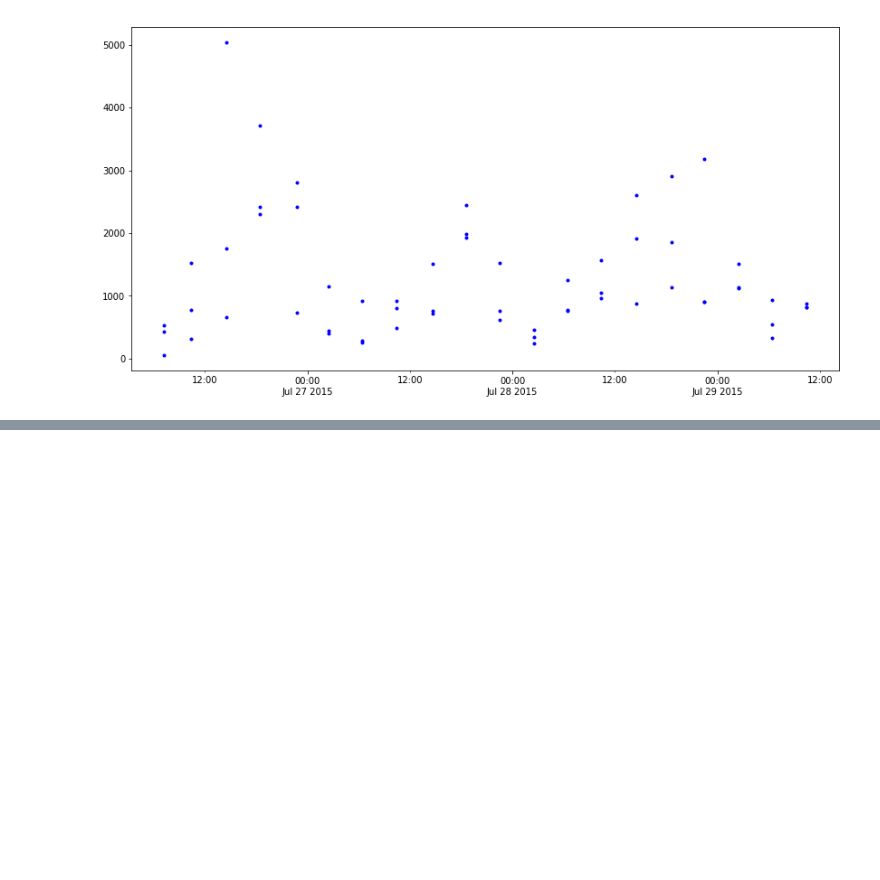
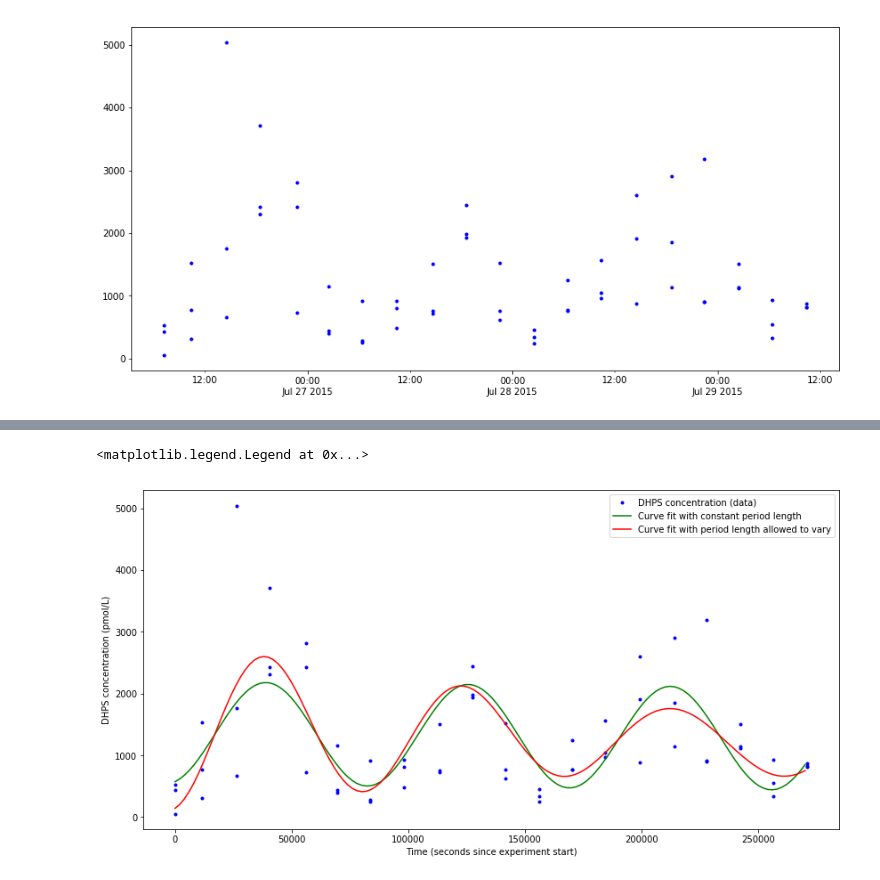
Before and after one commit to jamesrco/DielALOHA, a Jupyter notebook: python3/ALOHAdielCurveFit.ipynb, the cells around one changed output, grey strips where cells are left out. Cells and saved outputs as stored; diff of their text form; code cells hidden in the pictures; blank space fills up the shorter version.

```diff
--- a/python3/ALOHAdielCurveFit.ipynb
+++ b/python3/ALOHAdielCurveFit.ipynb
@@ -173,0 +161,20 @@ plt.show()
+# %%
+# remove NaNs
+xdata_clean = dielSulfonates['Timestamp_bottle_closure_GMT_ISO8601'][~np.isnan(dielSulfonates['DHPS_pmol.L'])]
+ydata_clean = dielSulfonates['DHPS_pmol.L'][~np.isnan(dielSulfonates['DHPS_pmol.L'])]
+
+# convert time object
+print("Starting as:",type(xdata_clean[1]),",",xdata_clean.dtypes)
+display(xdata_clean.head(n=3))
+
+xdata_clean = xdata_clean-xdata_clean[1]
+
+print("After converting:",type(xdata_clean[1]),",",xdata_clean.dtypes)
+display(xdata_clean.head(n=20))
+
+xdata_clean_alt = (
+    xdata_clean.apply(
+        lambda x: x.total_seconds()))
+
+print("Or maybe just as second increments:")
+display(xdata_clean_alt.head(n=20))
@@ -173,0 +300,14 @@ plt.show()
+# %%
+fig = plt.figure(figsize=(14, 7))
+
+plt.plot(xdata_clean_alt, ydata_clean, 'b.', label = 'DHPS concentration (data)')
+plt.plot(pandas.Series(list(range(0, int(xdata_clean_alt[len(xdata_clean_alt)-1]), 2000))), multWaves_func_samePer(
+   pandas.Series(list(range(0, int(xdata_clean_alt[len(xdata_clean_alt)-1]), 2000))), *popt_samePer), 'g-', label = 'Curve fit with constant period length')
+plt.plot(pandas.Series(list(range(0, int(xdata_clean_alt[len(xdata_clean_alt)-1]), 2000))), multWaves_func_varPer(
+   pandas.Series(list(range(0, int(xdata_clean_alt[len(xdata_clean_alt)-1]), 2000))), *popt_varPer), 'r-', label = 'Curve fit with period length allowed to vary')
+plt.xlabel('Time (seconds since experiment start)')
+plt.ylabel('DHPS concentration (pmol/L)')
+plt.legend()
+# %% [output]
+<matplotlib.legend.Legend at 0x...>
+[figure, added]
```
Also changed, not shown: parts of 24 cells of this notebook.
